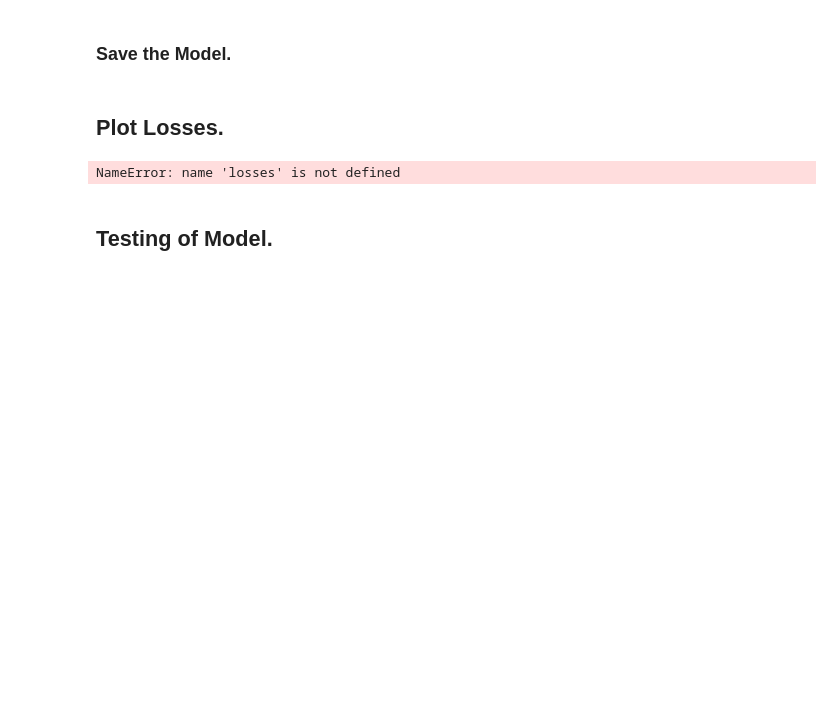
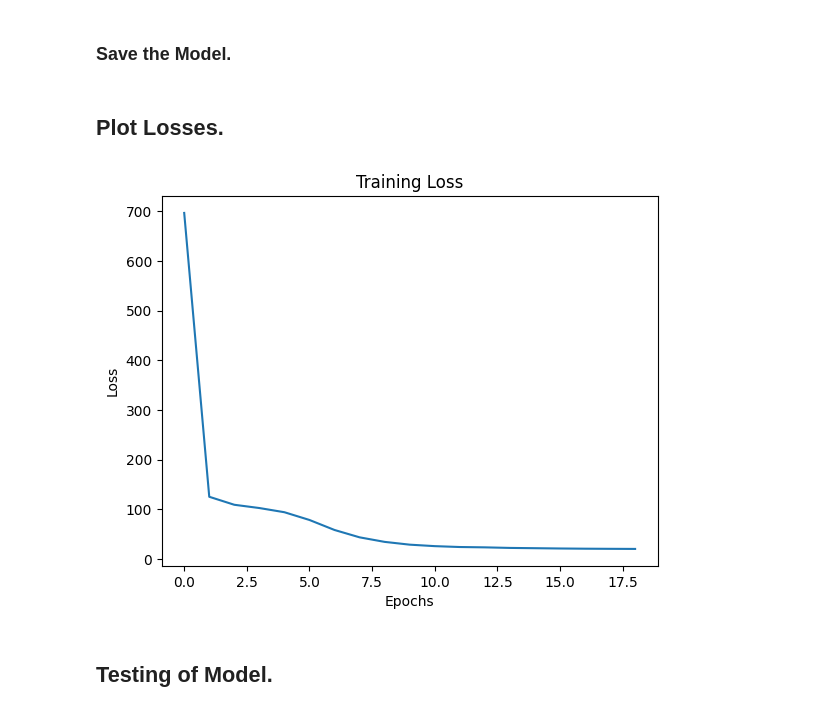
Before and after one commit to mohitydv09/airdraw, a Jupyter notebook: airdraw.ipynb, the cells around one changed output. Drawn from its saved outputs; the diff is of its cells as text; code cells hidden in the pictures; blank space fills up the shorter version.

```diff
--- a/airdraw.ipynb
+++ b/airdraw.ipynb
@@ -208,10 +194,10 @@ class BasicCNN(nn.Module):
   def __init__(self):
     super(BasicCNN, self).__init__()
     ## input_image_size = (480, 640, 3)
-    self.conv1 = nn.Conv2d(in_channels=3, out_channels=16, kernel_size=3, stride=1, padding=1)
+    self.conv1 = nn.Conv2d(in_channels=3, out_channels=16, kernel_size=7, stride=1, padding=3)
     self.maxpool = nn.MaxPool2d(kernel_size=2, stride=2)
-    self.conv2 = nn.Conv2d(in_channels=16, out_channels=32, kernel_size=3, stride=1, padding=1)
-    self.conv3 = nn.Conv2d(in_channels=32, out_channels=64, kernel_size=3, stride=1, padding=1)
+    self.conv2 = nn.Conv2d(in_channels=16, out_channels=32, kernel_size=5, stride=1, padding=2)
+    self.conv3 = nn.Conv2d(in_channels=32, out_channels=64, kernel_size=5, stride=1, padding=2)
 
     self.fc_class1 = nn.Linear(64*60*80, 128)
     self.fc_class2 = nn.Linear(128, 3)
@@ -224,8 +210,8 @@ class BasicCNN(nn.Module):
   def forward(self, x):
     x = x.float()
     x = x.permute(0,3,1,2)
-    x = self.conv1(x)       ## 16, 480, 640
-    x = F.relu(x)           ## 16, 480, 640
+    x = self.conv1(x)       ## 16, 480, 640.
+    x = F.relu(x)           ## 16, 480, 640.
     x = self.maxpool(x)     ## 16, 240, 320.
     x = self.conv2(x)       ## 32, 240, 320.
     x = F.relu(x)           ## 32, 240, 320.
@@ -238,19 +224,19 @@ class BasicCNN(nn.Module):
     ## From here divide into two heads.
 
     ## Classification head.
-    x_class = self.fc_class1(x) ## 128
-    x_class = F.relu(x_class)   ## 128
-    x_class = self.fc_class2(x_class) ## 3
-    x_class = F.softmax(x_class,dim=1)
+    x_class = self.fc_class1(x)         ## 128
+    x_class = F.relu(x_class)           ## 128
+    x_class = self.fc_class2(x_class)   ## 3
+    x_class = F.softmax(x_class,dim=1)  ## 3
 
     ## Regression Head.
     x_reg = self.fc_reg1(x)     ## 128
     x_reg = F.relu(x_reg)       ## 128
-    x_reg = self.fc_reg2(x_reg)     ## 64
+    x_reg = self.fc_reg2(x_reg) ## 64
     x_reg = F.relu(x_reg)       ## 64
-    x_reg = self.fc_reg3(x_reg)     ## 32
+    x_reg = self.fc_reg3(x_reg) ## 32
     x_reg = F.relu(x_reg)       ## 32
-    x_reg = self.fc_reg4(x_reg)     ## 4
+    x_reg = self.fc_reg4(x_reg) ## 4
 
     return x_reg, x_class
 # %% [markdown]
@@ -292,9 +278,9 @@ for epoch in range(num_epochs):
     for i, data in enumerate(train_dataloader):
         ## Send the data to GPU.
         if device == "cpu":
-          inputs, labels, bboxs = data
+          images, labels, bboxs = data
         else:
-          inputs, labels, bboxs = data[0].to(device), data[1].to(device), data[2].to(device)
+          images, labels, bboxs = data[0].to(device), data[1].to(device), data[2].to(device)
 
         # Zero the parameter gradients.
         optimizer.zero_grad()
@@ -353,13 +340,13 @@ torch.save(model,"/content/drive/MyDrive/BasicCNN_model.pth")
 ## Plot Losses.
 # %%
 # Plot the loss.
-plt.plot(np.arange(len(losses[5:])),losses[5:])
+plt.plot(np.arange(len(losses)),losses)
 plt.title('Training Loss')
 plt.xlabel('Epochs')
 plt.ylabel('Loss')
 plt.show()
 # %% [output]
-NameError: name 'losses' is not defined
+[figure, added]
 # %% [markdown]
 ## Testing of Model.
 # %% [markdown]
```
Also changed, not shown: parts of 7 cells of this notebook.
